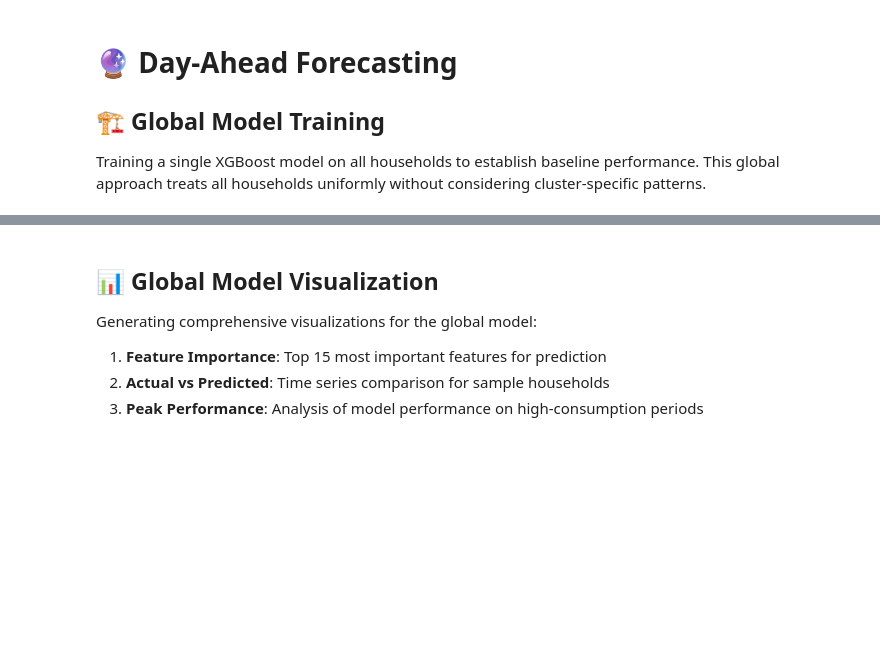
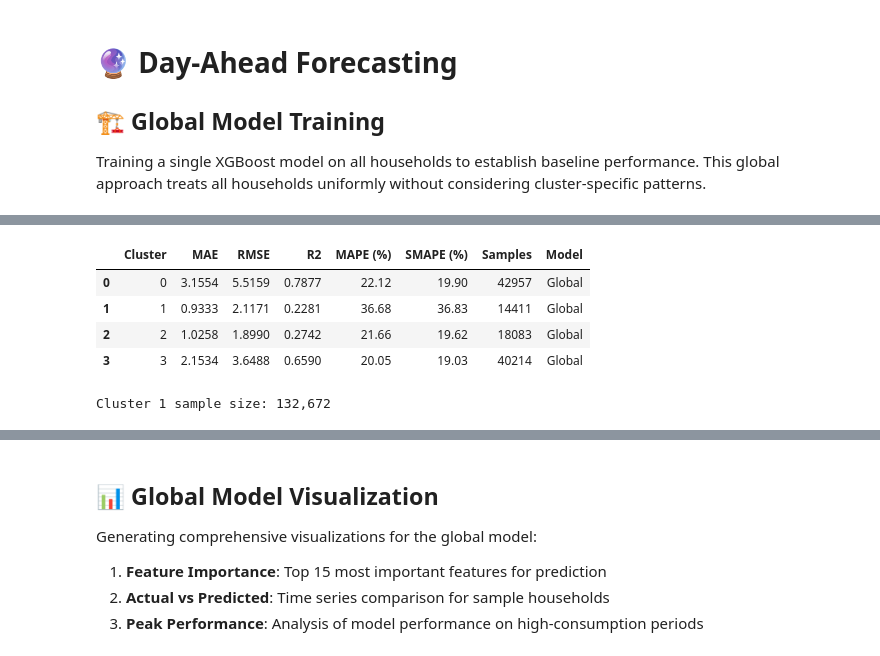
Before and after one commit to shruthiguruprasad/smart-meter-forecasting, a Jupyter notebook: notebooks/xgboost-cluster-aware.ipynb, the cells around one changed output, grey strips where cells are left out. Cells and saved outputs as stored; diff of their text form; code cells hidden in the pictures; blank space fills up the shorter version.

```diff
--- a/notebooks/xgboost-cluster-aware.ipynb
+++ b/notebooks/xgboost-cluster-aware.ipynb
@@ -247,0 +256,70 @@ evaluate_model(results_day)
+# %%
+from sklearn.metrics import mean_absolute_error, mean_squared_error, r2_score
+import numpy as np
+import pandas as pd
+
+# Extract predictions and actuals
+y_pred_global = results_day["predictions"]["test"]
+y_true_global = results_day["actuals"]["test"]
+
+min_len_global = min(len(test_df), len(y_pred_global), len(y_true_global))
+df_eval_global = test_df.reset_index(drop=True).iloc[:min_len_global].copy()
+df_eval_global["y_pred"] = y_pred_global[:min_len_global]
+df_eval_global["y_true"] = y_true_global[:min_len_global]
+
+# === Define MAPE and SMAPE functions ===
+
+def mean_absolute_percentage_error_clipped(y_true, y_pred, threshold=0.1):
+    """Avoid division by very small values for MAPE stability."""
+    y_true, y_pred = np.array(y_true), np.array(y_pred)
+    mask = y_true >= threshold
+    return np.mean(np.abs((y_true[mask] - y_pred[mask]) / y_true[mask])) * 100 if mask.any() else np.nan
+
+def symmetric_mean_absolute_percentage_error(y_true, y_pred):
+    """Stable and bounded percentage error."""
+    y_true, y_pred = np.array(y_true), np.array(y_pred)
+    denominator = (np.abs(y_true) + np.abs(y_pred)) / 2
+    mask = denominator != 0
+    return np.mean(np.abs(y_true[mask] - y_pred[mask]) / denominator[mask]) * 100 if mask.any() else np.nan
+
+# === Evaluate by Cluster ===
+
+def evaluate_by_cluster(df, cluster_col="autoencoder_cluster"):
+    cluster_scores = []
+    for cluster in sorted(df[cluster_col].unique()):
+        cluster_data = df[df[cluster_col] == cluster]
+        y_true = cluster_data["y_true"]
+        y_pred = cluster_data["y_pred"]
+        mae = mean_absolute_error(y_true, y_pred)
+        rmse = mean_squared_error(y_true, y_pred, squared=False)
+        r2 = r2_score(y_true, y_pred)
+        mape = mean_absolute_percentage_error_clipped(y_true, y_pred)
+        smape = symmetric_mean_absolute_percentage_error(y_true, y_pred)
+        cluster_scores.append({
+            "Cluster": cluster,
+            "MAE": round(mae, 4),
+            "RMSE": round(rmse, 4),
+            "R2": round(r2, 4),
+            "MAPE (%)": round(mape, 2),
+            "SMAPE (%)": round(smape, 2),
+            "Samples": len(cluster_data),
+            "Model": "Global"
+        })
+    return pd.DataFrame(cluster_scores)
+
+# === Run evaluation ===
+cluster_eval_df = evaluate_by_cluster(df_eval_global)
+
+cluster_eval_df
+# %% [output]
+|  | Cluster | MAE | RMSE | R2 | MAPE (%) | SMAPE (%) | Samples | Model |
+| 0 | 0 | 3.1554 | 5.5159 | 0.7877 | 22.12 | 19.90 | 42957 | Global |
+| 1 | 1 | 0.9333 | 2.1171 | 0.2281 | 36.68 | 36.83 | 14411 | Global |
+| 2 | 2 | 1.0258 | 1.8990 | 0.2742 | 21.66 | 19.62 | 18083 | Global |
+| 3 | 3 | 2.1534 | 3.6488 | 0.6590 | 20.05 | 19.03 | 40214 | Global |
+# %%
+# Filter only Cluster 1 households
+cluster_1_df = df_features[df_features["autoencoder_cluster"] == 1]
+print(f"Cluster 1 sample size: {len(cluster_1_df):,}")
+# %% [output]
+Cluster 1 sample size: 132,672
```
Also changed, not shown: parts of 29 cells of this notebook, 1 other file.
